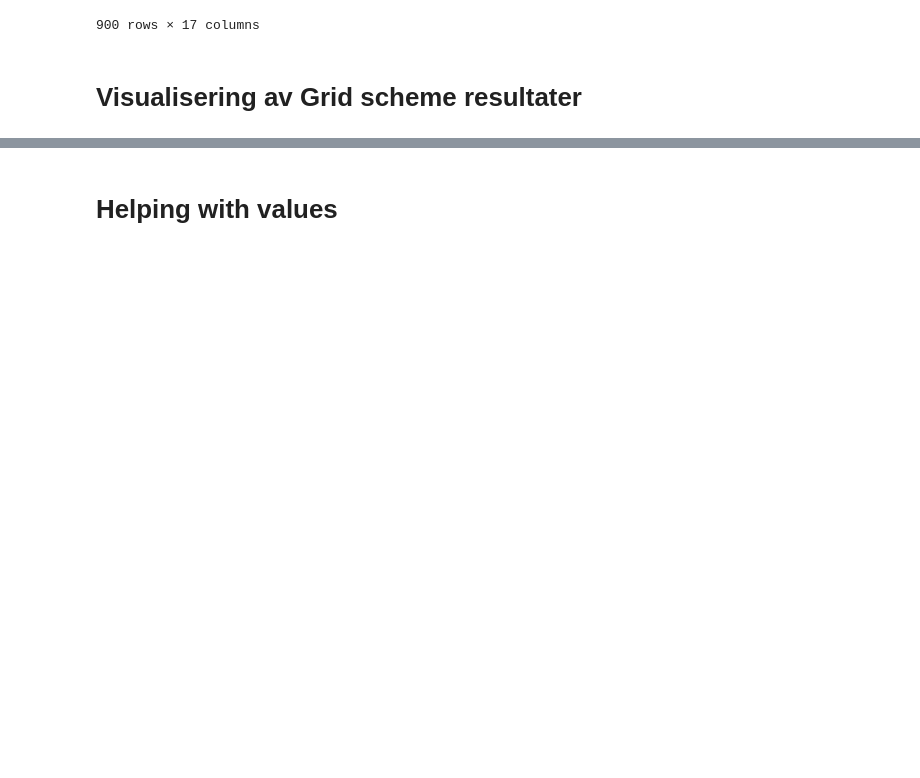
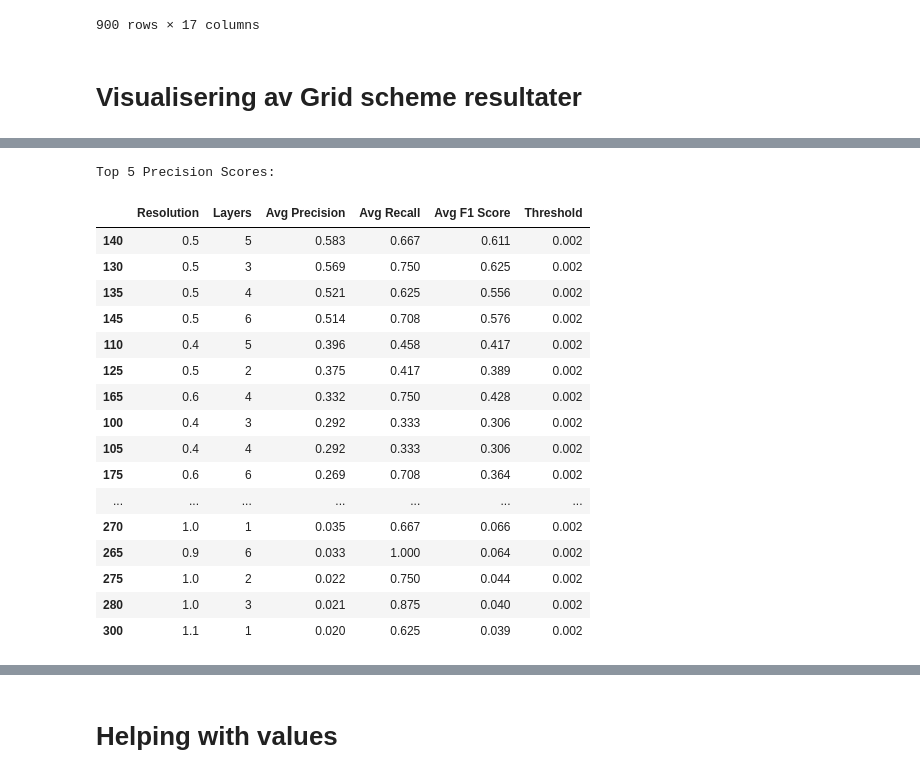
Before and after one commit to eivindmidtbo/masteroppgave, a Jupyter notebook: read_results_grid.ipynb, the cells around one changed output, grey strips where cells are left out. Saved outputs shown, nothing was run; the diff lists cells and outputs as text; code cells hidden in the pictures; blank space fills up the shorter version.

```diff
--- a/read_results_grid.ipynb
+++ b/read_results_grid.ipynb
@@ -178,0 +235,25 @@ for res in resolutions:
+# %%
+
+top_5_f1 = df_filtered.nlargest(40, "Avg Precision")
+print("\nTop 5 Precision Scores:")
+top_5_f1 = top_5_f1[["Resolution", "Layers", "Avg Precision", "Avg Recall", "Avg F1 Score", "Threshold"]]
+top_5_f1
+# %% [output]
+Top 5 Precision Scores:
+|  | Resolution | Layers | Avg Precision | Avg Recall | Avg F1 Score | Threshold |
+| 140 | 0.5 | 5 | 0.583 | 0.667 | 0.611 | 0.002 |
+| 130 | 0.5 | 3 | 0.569 | 0.750 | 0.625 | 0.002 |
+| 135 | 0.5 | 4 | 0.521 | 0.625 | 0.556 | 0.002 |
+| 145 | 0.5 | 6 | 0.514 | 0.708 | 0.576 | 0.002 |
+| 110 | 0.4 | 5 | 0.396 | 0.458 | 0.417 | 0.002 |
+| 125 | 0.5 | 2 | 0.375 | 0.417 | 0.389 | 0.002 |
+| 165 | 0.6 | 4 | 0.332 | 0.750 | 0.428 | 0.002 |
+| 100 | 0.4 | 3 | 0.292 | 0.333 | 0.306 | 0.002 |
+| 105 | 0.4 | 4 | 0.292 | 0.333 | 0.306 | 0.002 |
+| 175 | 0.6 | 6 | 0.269 | 0.708 | 0.364 | 0.002 |
+| ... | ... | ... | ... | ... | ... | ... |
+| 270 | 1.0 | 1 | 0.035 | 0.667 | 0.066 | 0.002 |
+| 265 | 0.9 | 6 | 0.033 | 1.000 | 0.064 | 0.002 |
+| 275 | 1.0 | 2 | 0.022 | 0.750 | 0.044 | 0.002 |
+| 280 | 1.0 | 3 | 0.021 | 0.875 | 0.040 | 0.002 |
+| 300 | 1.1 | 1 | 0.020 | 0.625 | 0.039 | 0.002 |
```
Also changed, not shown: parts of 7 cells of this notebook, 3 other files.
